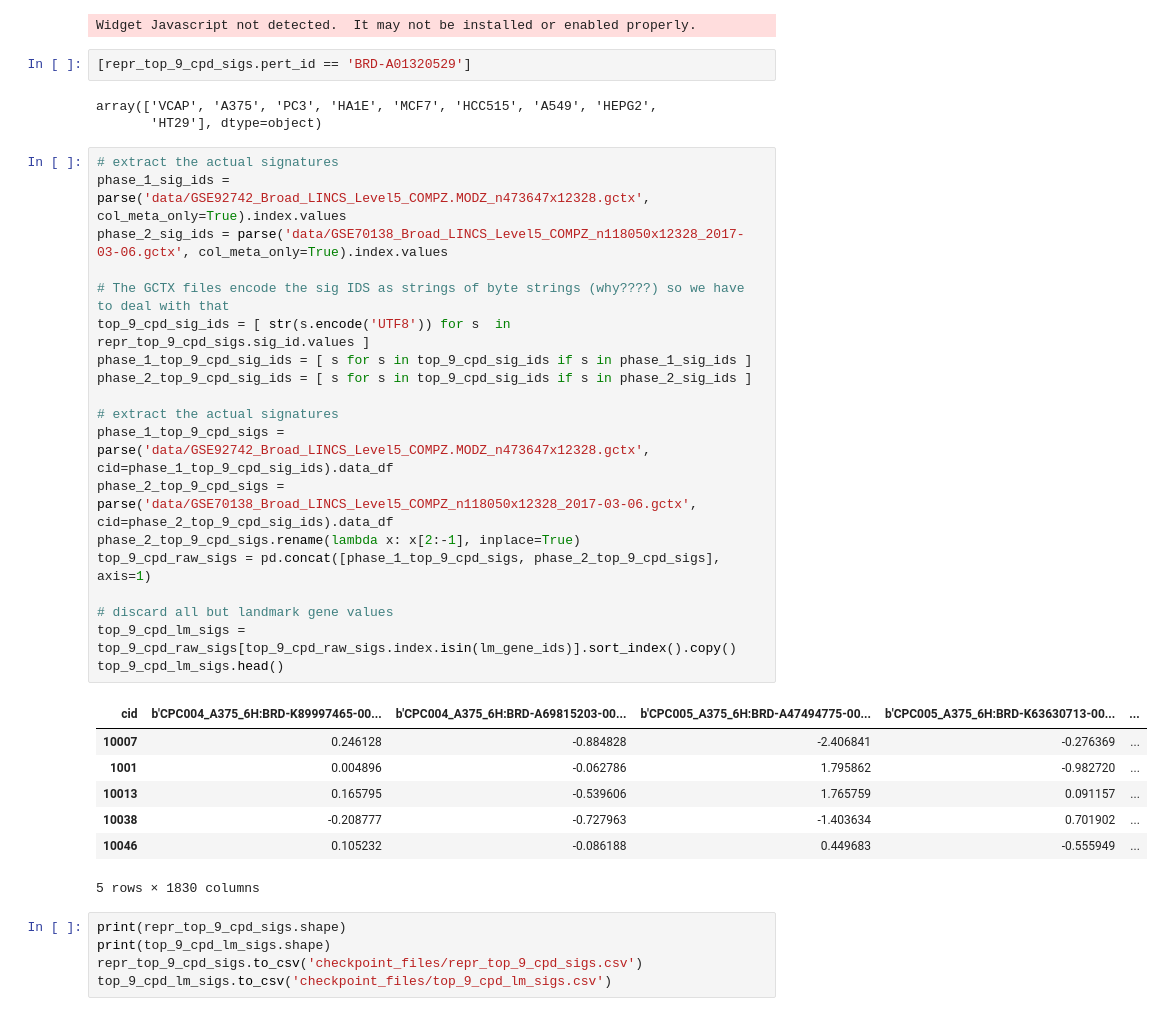
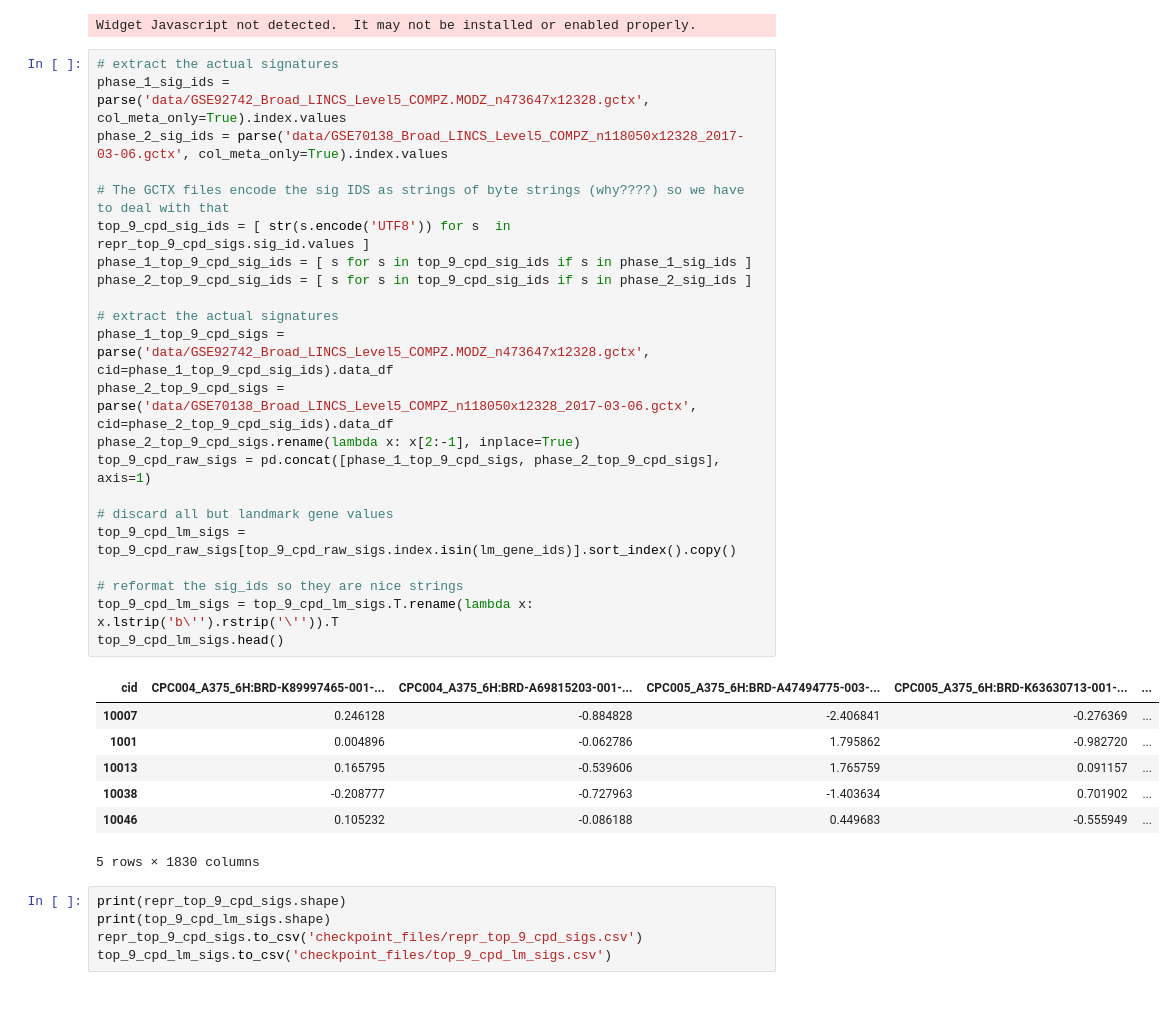
Before and after one commit to npabon/LINCS_target_prediction, a Jupyter notebook: data_profiling.ipynb, the cells around one changed output. Saved outputs shown, nothing was run; the diff lists cells and outputs as text.

```diff
--- a/data_profiling.ipynb
+++ b/data_profiling.ipynb
@@ -522,32 +522,30 @@ for pert_id in log_progress(top_9_cell_line_cpds):
             repr_top_9_cpd_sigs = repr_top_9_cpd_sigs.append(repr_sig)
 # %% [output]
 Widget Javascript not detected.  It may not be installed or enabled properly.
-# %%
-[repr_top_9_cpd_sigs.pert_id == 'BRD-A01320529']
-# %% [output]
-array(['VCAP', 'A375', 'PC3', 'HA1E', 'MCF7', 'HCC515', 'A549', 'HEPG2',
-       'HT29'], dtype=object)
 # %%
 # extract the actual signatures
 phase_1_sig_ids = parse('data/GSE92742_Broad_LINCS_Level5_COMPZ.MODZ_n473647x12328.gctx', col_meta_only=True).index.values
 phase_2_sig_ids = parse('data/GSE70138_Broad_LINCS_Level5_COMPZ_n118050x12328_2017-03-06.gctx', col_meta_only=True).index.values
 
 # The GCTX files encode the sig IDS as strings of byte strings (why????) so we have to deal with that
 top_9_cpd_sig_ids = [ str(s.encode('UTF8')) for s  in repr_top_9_cpd_sigs.sig_id.values ]
 phase_1_top_9_cpd_sig_ids = [ s for s in top_9_cpd_sig_ids if s in phase_1_sig_ids ]
 phase_2_top_9_cpd_sig_ids = [ s for s in top_9_cpd_sig_ids if s in phase_2_sig_ids ]
 
 # extract the actual signatures
 phase_1_top_9_cpd_sigs = parse('data/GSE92742_Broad_LINCS_Level5_COMPZ.MODZ_n473647x12328.gctx', cid=phase_1_top_9_cpd_sig_ids).data_df
 phase_2_top_9_cpd_sigs = parse('data/GSE70138_Broad_LINCS_Level5_COMPZ_n118050x12328_2017-03-06.gctx', cid=phase_2_top_9_cpd_sig_ids).data_df
 phase_2_top_9_cpd_sigs.rename(lambda x: x[2:-1], inplace=True)
 top_9_cpd_raw_sigs = pd.concat([phase_1_top_9_cpd_sigs, phase_2_top_9_cpd_sigs], axis=1)
 
 # discard all but landmark gene values
 top_9_cpd_lm_sigs = top_9_cpd_raw_sigs[top_9_cpd_raw_sigs.index.isin(lm_gene_ids)].sort_index().copy()
+
+# reformat the sig_ids so they are nice strings
+top_9_cpd_lm_sigs = top_9_cpd_lm_sigs.T.rename(lambda x: x.lstrip('b\'').rstrip('\'')).T
 top_9_cpd_lm_sigs.head()
 # %% [output]
-| cid | b'CPC004_A375_6H:BRD-K89997465-00... | b'CPC004_A375_6H:BRD-A69815203-00... | b'CPC005_A375_6H:BRD-A47494775-00... | b'CPC005_A375_6H:BRD-K63630713-00... | ... |
+| cid | CPC004_A375_6H:BRD-K89997465-001-... | CPC004_A375_6H:BRD-A69815203-001-... | CPC005_A375_6H:BRD-A47494775-003-... | CPC005_A375_6H:BRD-K63630713-001-... | ... |
 | 10007 | 0.246128 | -0.884828 | -2.406841 | -0.276369 | ... |
 | 1001 | 0.004896 | -0.062786 | 1.795862 | -0.982720 | ... |
 | 10013 | 0.165795 | -0.539606 | 1.765759 | 0.091157 | ... |
```
Also changed, not shown: parts of 6 cells of this notebook.
